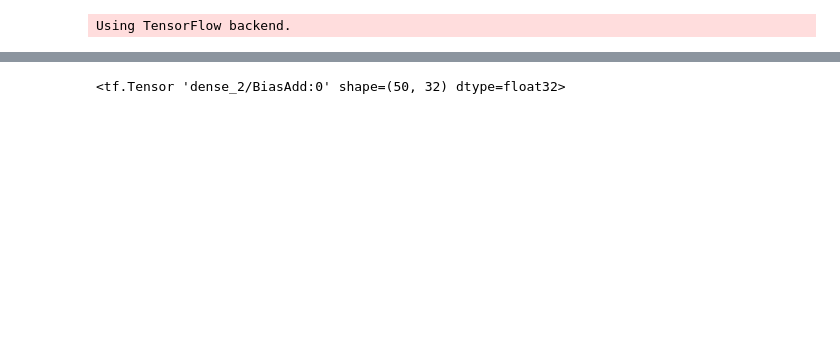
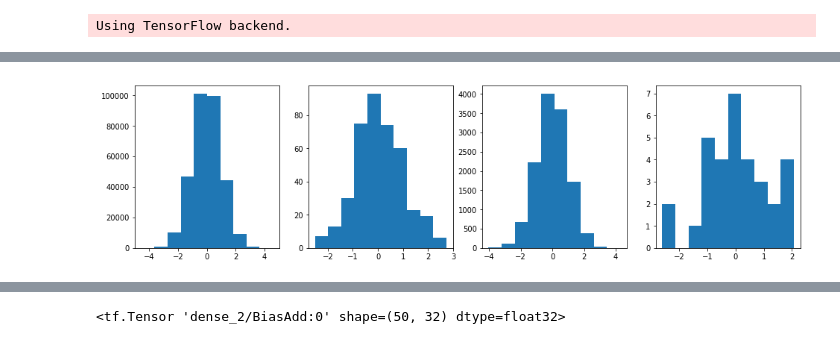
Before and after one commit to jthuemmel/svgd, a Jupyter notebook: stein_vae.ipynb, the cells around one changed output, grey strips where cells are left out. Drawn from its saved outputs; the diff is of its cells as text; code cells hidden in the pictures; blank space fills up the shorter version.

```diff
--- a/stein_vae.ipynb
+++ b/stein_vae.ipynb
@@ -138,9 +136,9 @@ def extend_input(x_input, loc, scale, n_parts):
 (x_train_f, y_train_f), (x_test, y_test) = mnist.load_data()
 # %%
 batch_size = 1
-iters = 1000
+iters = 5000
 n_parts = 5
-latent_dim = 2
+latent_dim = 32
 n_hidden = 400
 
 loc = 0
@@ -153,10 +151,4 @@ num_train = num_samples - num_val
 
 orig_dim = x_train_f.shape[1:] #useful for restoring original images
 flat_dim = orig_dim[0] * orig_dim[1] #output dimension
-input_dim = flat_dim +1 #input dimension
-
-shuffle_idx = np.random.permutation(num_samples)
-x_val = np.round(x_train_f[shuffle_idx[:num_val]].copy().reshape(-1,flat_dim) / 255)
-y_val = y_train_f[shuffle_idx[:num_val]].copy()
-x_train = np.round(x_train_f[shuffle_idx[num_val:]].copy().reshape(-1,flat_dim) / 255)
-y_train = y_train_f[shuffle_idx[num_val:]].copy()
+input_dim = flat_dim + 1 #input dimension
@@ -210,0 +201,7 @@ x_rec = np.round(prediction)
+# %%
+weights = encoder.model.get_weights()
+fig,ax = plt.subplots(1,len(weights),figsize=(16,4))
+for i,weight in enumerate(weights):
+    ax[i].hist(weight.reshape(-1))
+# %% [output]
+[figure, added]
```
Also changed, not shown: parts of 18 cells of this notebook.
